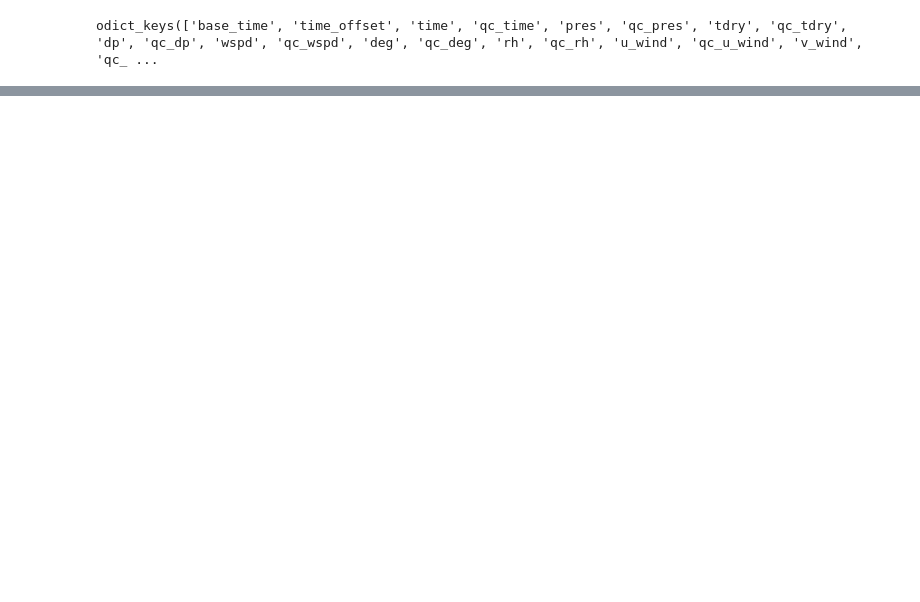
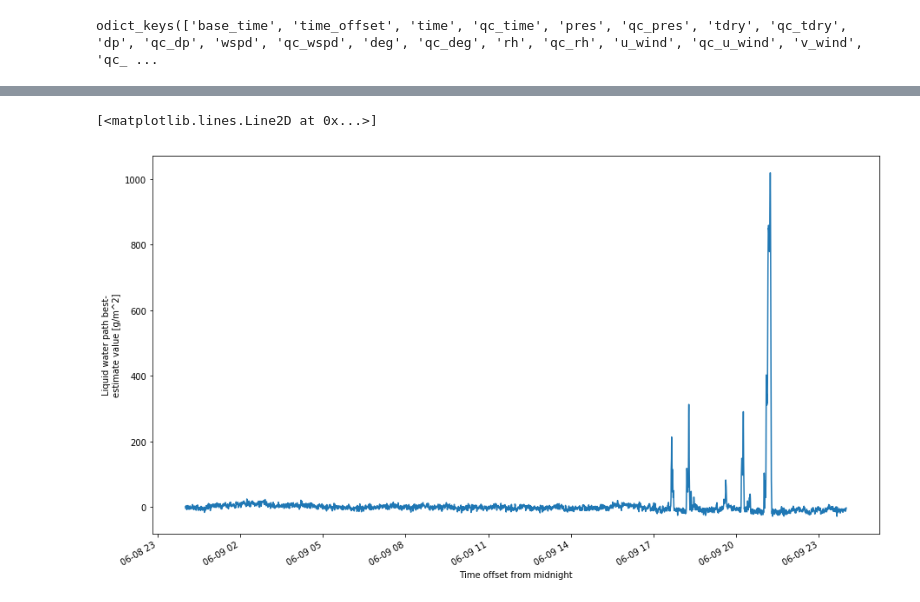
Before and after one commit to ANL-DIGR/arm-summer-2018, a Jupyter notebook: group5/Investigating data on clouds and cloud fraction.ipynb, the cells around one changed output, grey strips where cells are left out. Saved outputs shown, nothing was run; the diff lists cells and outputs as text; code cells hidden in the pictures; blank space fills up the shorter version.

```diff
--- a/group5/Investigating data on clouds and cloud fraction.ipynb
+++ b/group5/Investigating data on clouds and cloud fraction.ipynb
@@ -74,0 +78,3 @@ p[0]
+# %%
+#Lets play with X-Array for the MWR data
+mwrret = xarray.open_dataset('../data/sgpmwrret1liljclouC1.c1.20150609.000039.cdf')
@@ -74,0 +104,6 @@ p[0]
+# %%
+my_fig = plt.figure(figsize=[15,8])
+mwrret.be_lwp.plot()
+# %% [output]
+[<matplotlib.lines.Line2D at 0x...>]
+[figure, added]
```
Also changed, not shown: parts of 23 cells of this notebook, 1 other file.
